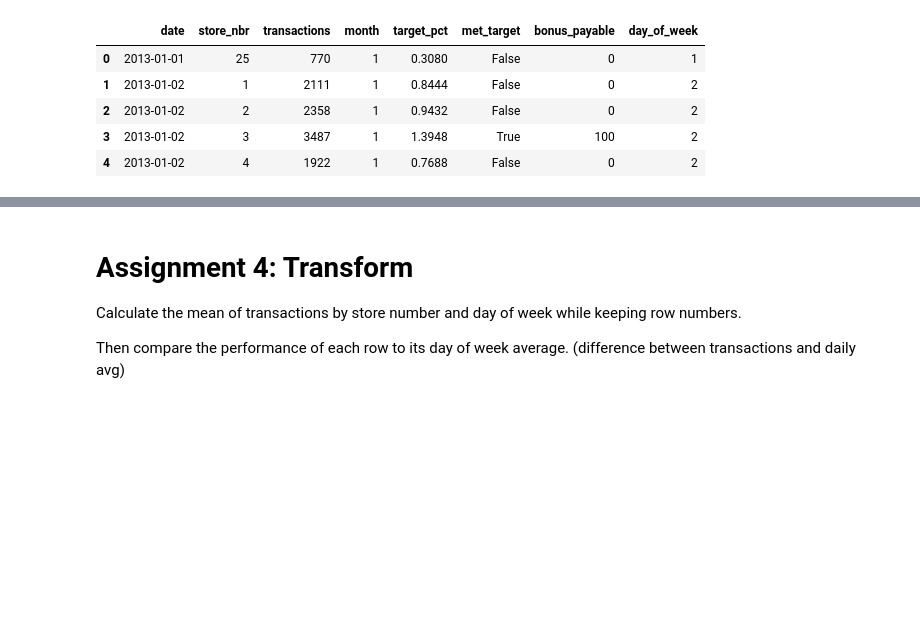
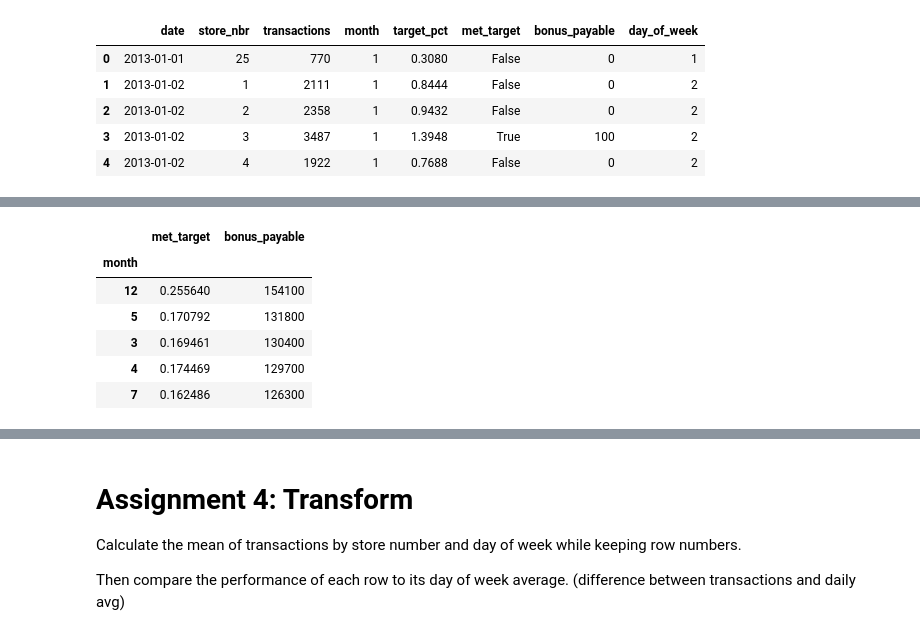
Before and after one commit to maciejsss/data-analysis-pandas, a Jupyter notebook: Course Assignment Notebooks/section04_aggregations.ipynb, the cells around one changed output, grey strips where cells are left out. Drawn from its saved outputs; the diff is of its cells as text; code cells hidden in the pictures; blank space fills up the shorter version.

```diff
--- a/Course Assignment Notebooks/section04_aggregations.ipynb
+++ b/Course Assignment Notebooks/section04_aggregations.ipynb
@@ -214,0 +216,19 @@ grouped
+# %%
+(
+    transactions
+    .groupby('month')
+    .agg(
+        met_target = ('met_target','mean'),
+        bonus_payable = ('bonus_payable','sum')
+    )
+    .sort_values('bonus_payable',ascending=False)
+    .head()
+)
+# %% [output]
+|  | met_target | bonus_payable |
+| month |  |  |
+| 12 | 0.255640 | 154100 |
+| 5 | 0.170792 | 131800 |
+| 3 | 0.169461 | 130400 |
+| 4 | 0.174469 | 129700 |
+| 7 | 0.162486 | 126300 |
```
Also changed, not shown: parts of 2 cells of this notebook, 1 other file.
